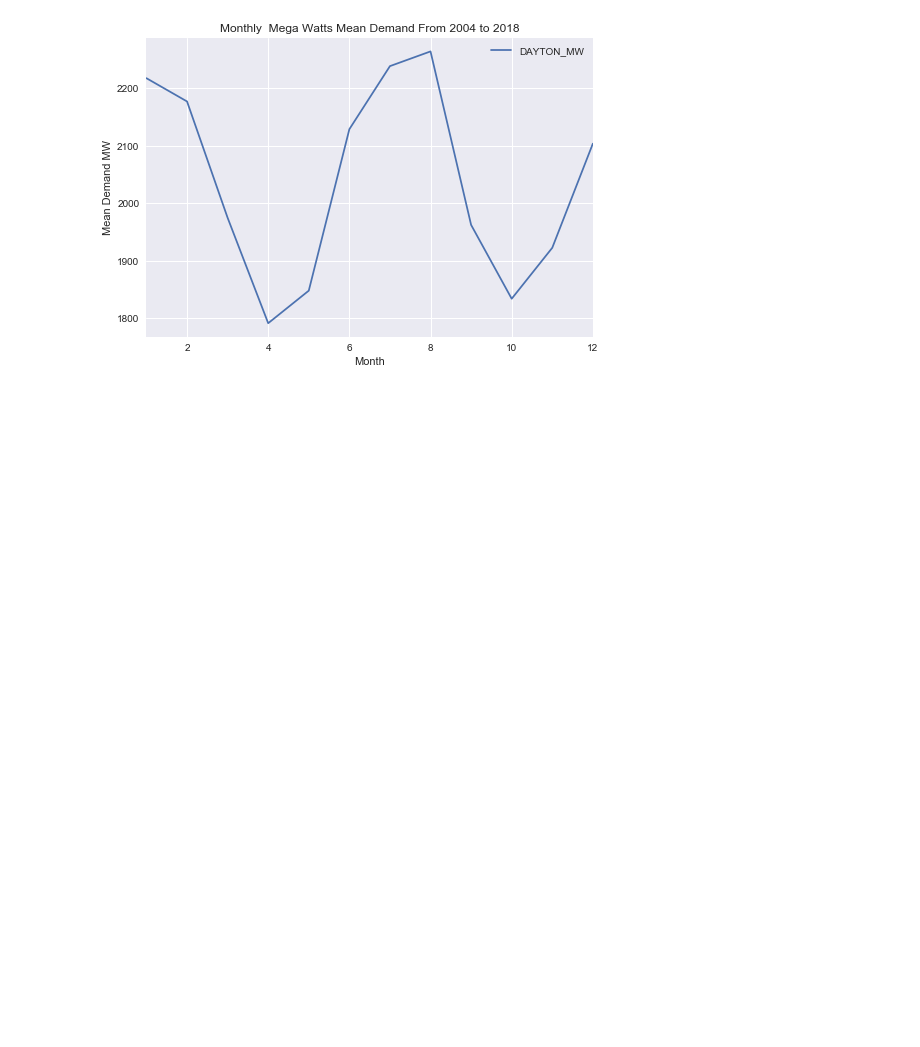
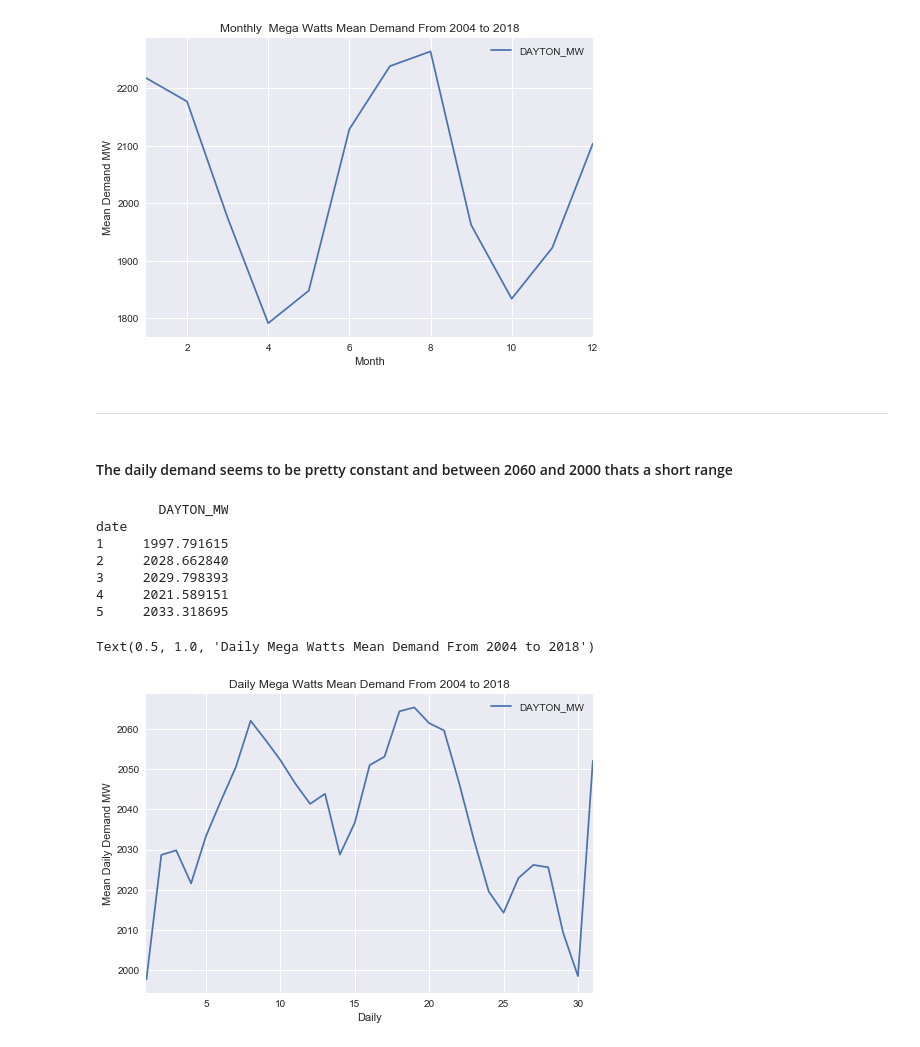
Before and after one commit to butonman/Hourly-Grid-Energy-Consumption, a Jupyter notebook: Energy Consumption Analysis.ipynb, the cells around one changed output. Drawn from its saved outputs; the diff is of its cells as text; code cells hidden in the pictures; blank space fills up the shorter version.

```diff
--- a/Energy Consumption Analysis.ipynb
+++ b/Energy Consumption Analysis.ipynb
@@ -136,3 +142,25 @@ plt.title("Monthly  Mega Watts Mean Demand From 2004 to 2018")
 # %% [output]
 Text(0.5, 1.0, 'Monthly  Mega Watts Mean Demand From 2004 to 2018')
 [figure]
+# %% [markdown]
+***
+# %% [markdown]
+#### The daily demand seems to be  pretty constant and between 2060 and 2000 thats a short range
+# %%
+## now we are going to group by month and take the monthly mean
+df_day=df_index.groupby(df_index.index.day).mean()
+df_day.plot()
+
+plt.xlabel("Daily")
+plt.ylabel(" Mean Daily Demand MW ")
+plt.title("Daily Mega Watts Mean Demand From 2004 to 2018")
+# %% [output]
+        DAYTON_MW
+date
+1     1997.791615
+2     2028.662840
+3     2029.798393
+4     2021.589151
+5     2033.318695
+Text(0.5, 1.0, 'Daily Mega Watts Mean Demand From 2004 to 2018')
+[figure, added]
```
Also changed, not shown: parts of 5 cells of this notebook.
